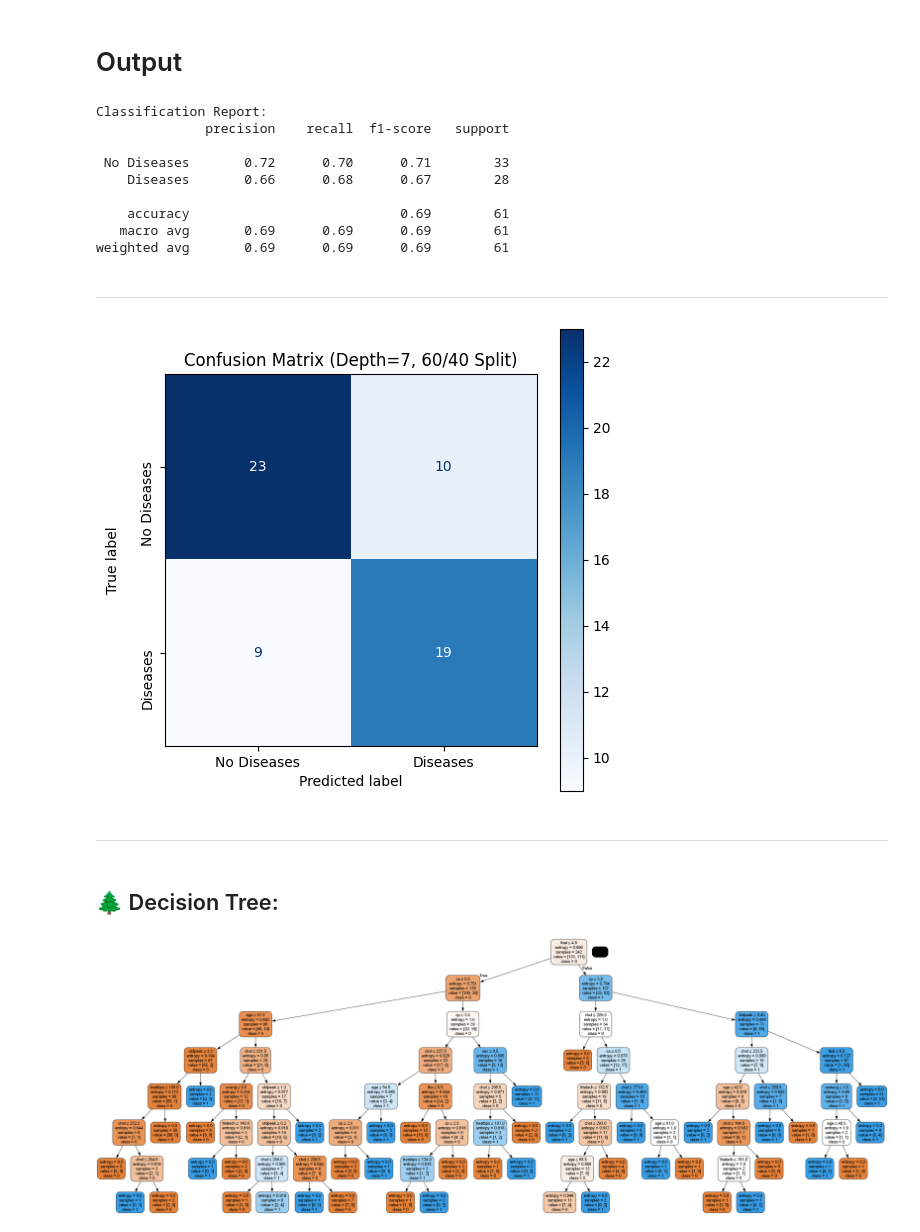
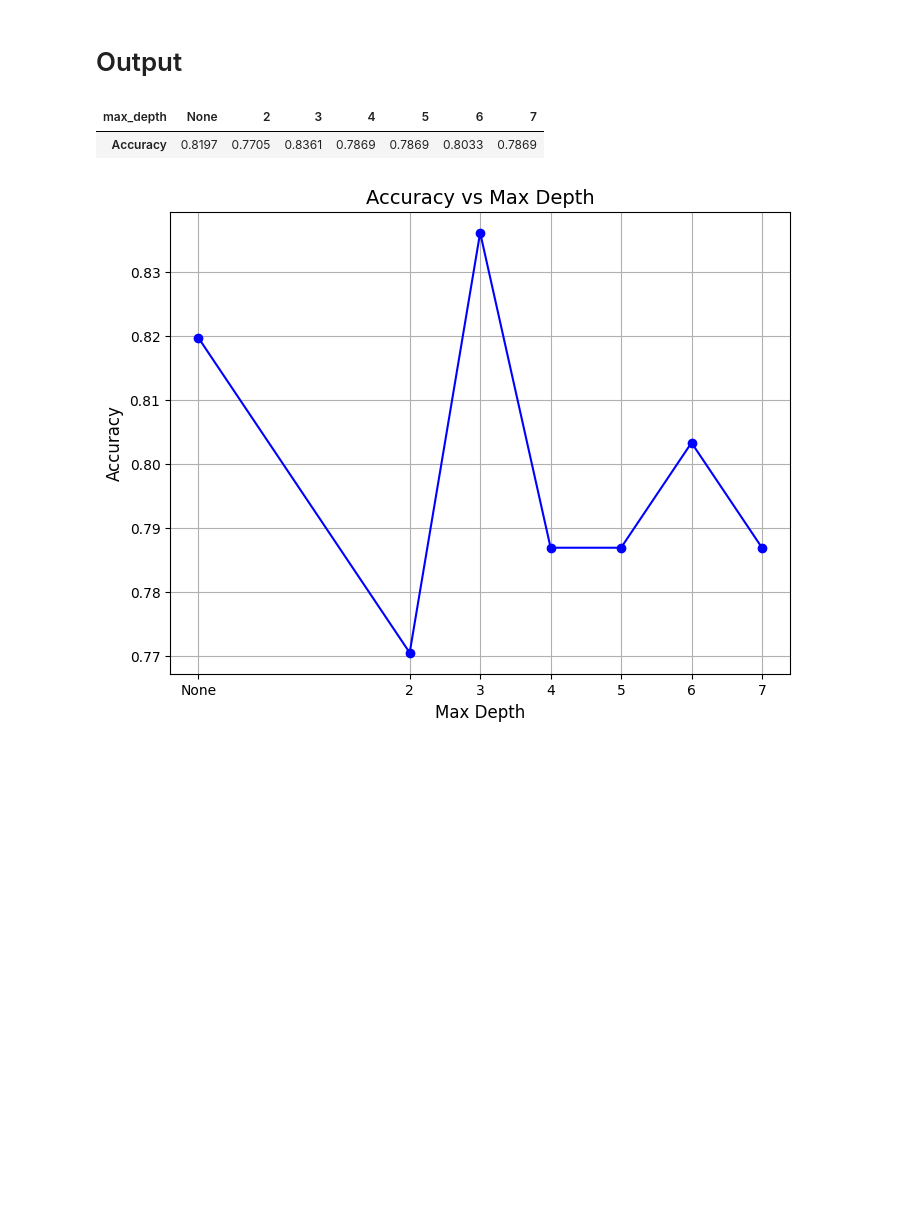
Before and after one commit to huynhgiaau2112005/Project-2-AI---Decision-Tree, a Jupyter notebook: UCI Heart Disease.ipynb, the cells around one changed output. Cells and saved outputs as stored; diff of their text form; code cells hidden in the pictures; blank space fills up the shorter version.

Commit message:
Âu: bổ sung hàm process-data

```diff
--- a/UCI Heart Disease.ipynb
+++ b/UCI Heart Disease.ipynb
@@ -16,4 +16,42 @@ heart_disease = fetch_ucirepo(id=45)
 X = heart_disease.data.features
 y = heart_disease.data.targets
 y = np.where(y == 0, 0, 1) # phần này của Âu cần, ae có thể bỏ đi ở phần ae
+# %%
+import pandas as pd
+from sklearn.preprocessing import OneHotEncoder
+from sklearn.compose import ColumnTransformer
+from sklearn.impute import SimpleImputer
+from sklearn.model_selection import train_test_split
+
+def preprocess_data(X, y, test_size=0.2):
+    # Phát hiện các cột phân loại và số
+    categorical_columns = X.select_dtypes(include=['object', 'category']).columns.tolist()
+    numerical_columns = X.select_dtypes(include=['float64', 'int64']).columns.tolist()
+
+    # Tạo ColumnTransformer
+    preprocessor = ColumnTransformer(
+        transformers=[
+            ('num', SimpleImputer(strategy='mean'), numerical_columns),
+            ('cat', OneHotEncoder(handle_unknown='ignore', sparse_output=False), categorical_columns)
+        ]
+    )
+
+    # Xử lý dữ liệu
+    X_processed = preprocessor.fit_transform(X)
+
+    # Tạo danh sách tên cột
+    feature_names = numerical_columns.copy()
+    if categorical_columns:
+        onehot_features = preprocessor.named_transformers_['cat'].get_feature_names_out(categorical_columns)
+        feature_names.extend(onehot_features)
+
+    # Tạo DataFrame với tên cột đúng
+    X_df = pd.DataFrame(X_processed, columns=feature_names)
+
+    # Chia dữ liệu thành train/test
+    X_train, X_test, y_train, y_test = train_test_split(
+        X_df, y, test_size=test_size, random_state=42, shuffle=True
+    )
+
+    return X_train, X_test, y_train, y_test
 # %% [markdown]
@@ -36,9 +74,7 @@ max_depth_text, is_max_depth_experiment = ("(with max_depth experiment)", True)
 
 print(f"-> train/test = {100 - int(test_size*100)}/{int(test_size*100)} {max_depth_text}")
 
-X_train, X_test, y_train, y_test = train_test_split(
-    X, y, test_size=0.2, shuffle=True, stratify=y, random_state=42
-)
+X_train, X_test, y_train, y_test = preprocess_data(X, y, test_size)
 # %% [output]
 #1 train/test = 90/10
 #2 train/test = 80/20
@@ -163,39 +199,30 @@ target_names = ["No Diseases", "Diseases"]
 # %%
 if is_max_depth_experiment:
     max_depth_options = [None, 2, 3, 4, 5, 6, 7]
     clf_containers = []
     accuracy_scores = []
 
     for max_depth in max_depth_options:
         clf = train_decision_tree(max_depth)
         clf_containers.append(clf)
         accuracy_scores.append(accuracy_score(y_test, y_predicts(clf, X_test)))
     accuracy_statistics(max_depth_options, accuracy_scores)
     accuracy_chart(max_depth_options, accuracy_scores)
 else:
+    max_depth = None
+
     clf = train_decision_tree(max_depth)
     y_pred = y_predicts(clf, X_test)
 
     print_classification_report(y_test, y_pred, target_names)
     display(Markdown("---"))
 
     draw_confusion_matrix(y_test, y_pred, target_names, class_labels)
     display(Markdown("---"))
 
     display(Markdown(f"## 🌲 Decision Tree:"))
     draw_decision_tree(clf)
 # %% [output]
-Classification Report:
-              precision    recall  f1-score   support
-
- No Diseases       0.72      0.70      0.71        33
-    Diseases       0.66      0.68      0.67        28
-
-    accuracy                           0.69        61
-   macro avg       0.69      0.69      0.69        61
-weighted avg       0.69      0.69      0.69        61
----
+| max_depth | None | 2 | 3 | 4 | 5 | 6 | 7 |
+| Accuracy | 0.8197 | 0.7705 | 0.8361 | 0.7869 | 0.7869 | 0.8033 | 0.7869 |
-[figure, old version]
+[figure, new version]
----
-## 🌲 Decision Tree:
-[figure, removed]
```
Also changed, not shown: parts of 5 cells of this notebook.
